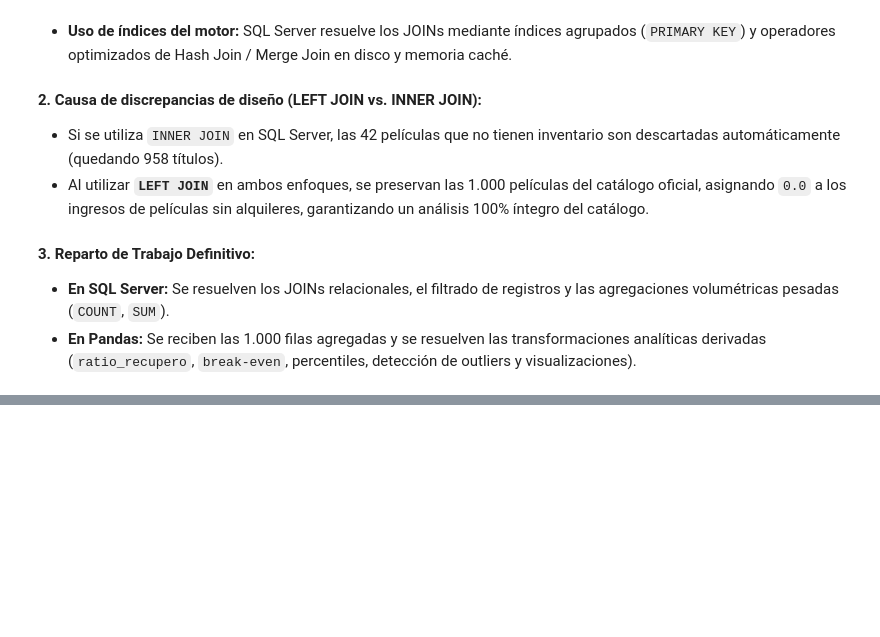
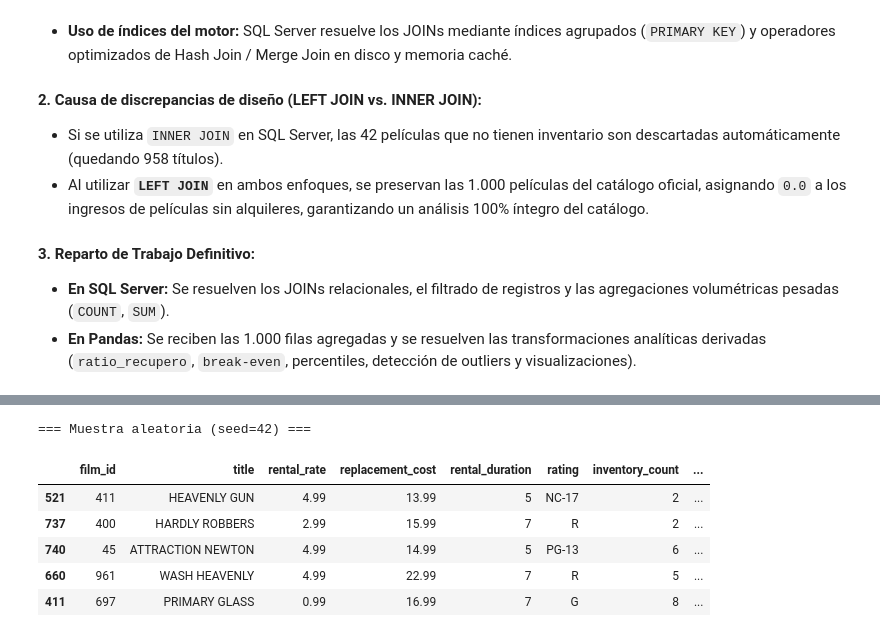
Before and after one commit to BUGn92/TP2SeminarioBD, a Jupyter notebook: notebooks/analisis.ipynb, the cells around one changed output, grey strips where cells are left out. Cells and saved outputs as stored; diff of their text form; code cells hidden in the pictures; blank space fills up the shorter version.

```diff
--- a/notebooks/analisis.ipynb
+++ b/notebooks/analisis.ipynb
@@ -206,0 +259,12 @@ Relación de velocidad: SQL Server fue 2.62x veces más rápido que Pandas.
+# %%
+# ── Muestra aleatoria (reproducible) ────────────────────────────────────────
+print("=== Muestra aleatoria (seed=42) ===")
+df_trabajo.sample(5, random_state=42)
+# %% [output]
+=== Muestra aleatoria (seed=42) ===
+|  | film_id | title | rental_rate | replacement_cost | rental_duration | rating | inventory_count | ... |
+| 521 | 411 | HEAVENLY GUN | 4.99 | 13.99 | 5 | NC-17 | 2 | ... |
+| 737 | 400 | HARDLY ROBBERS | 2.99 | 15.99 | 7 | R | 2 | ... |
+| 740 | 45 | ATTRACTION NEWTON | 4.99 | 14.99 | 5 | PG-13 | 6 | ... |
+| 660 | 961 | WASH HEAVENLY | 4.99 | 22.99 | 7 | R | 5 | ... |
+| 411 | 697 | PRIMARY GLASS | 0.99 | 16.99 | 7 | G | 8 | ... |
```
Also changed, not shown: parts of 21 cells of this notebook.
